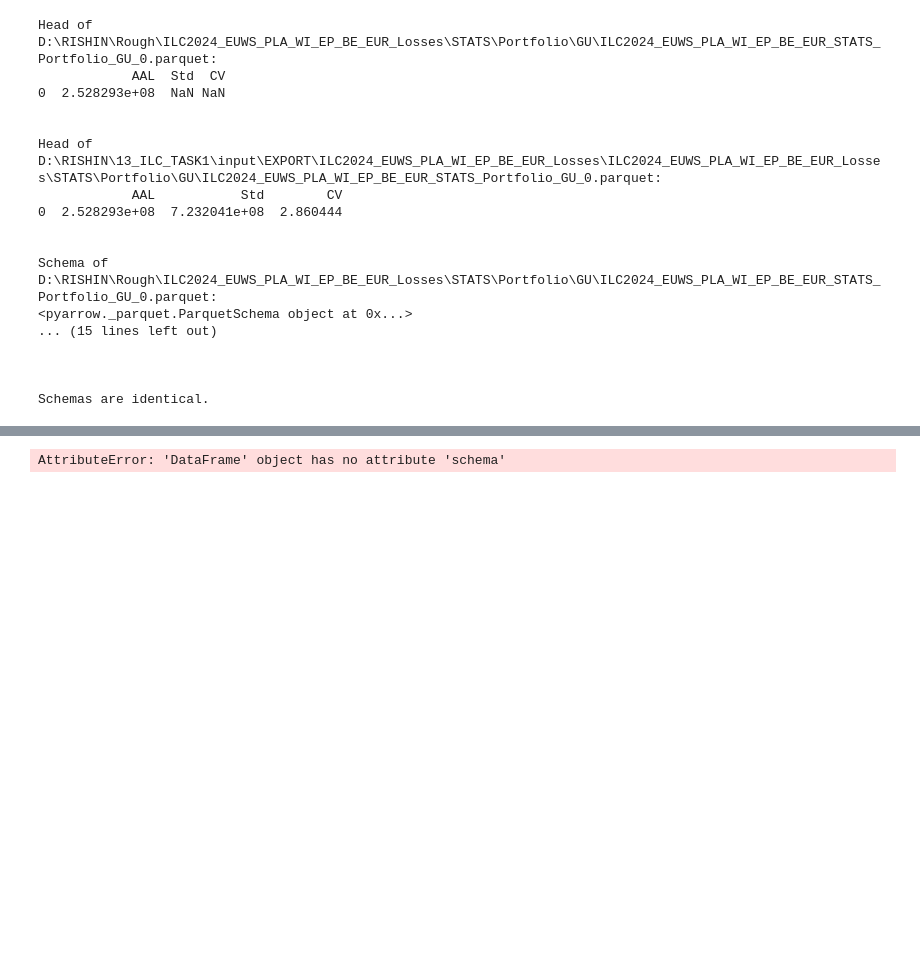
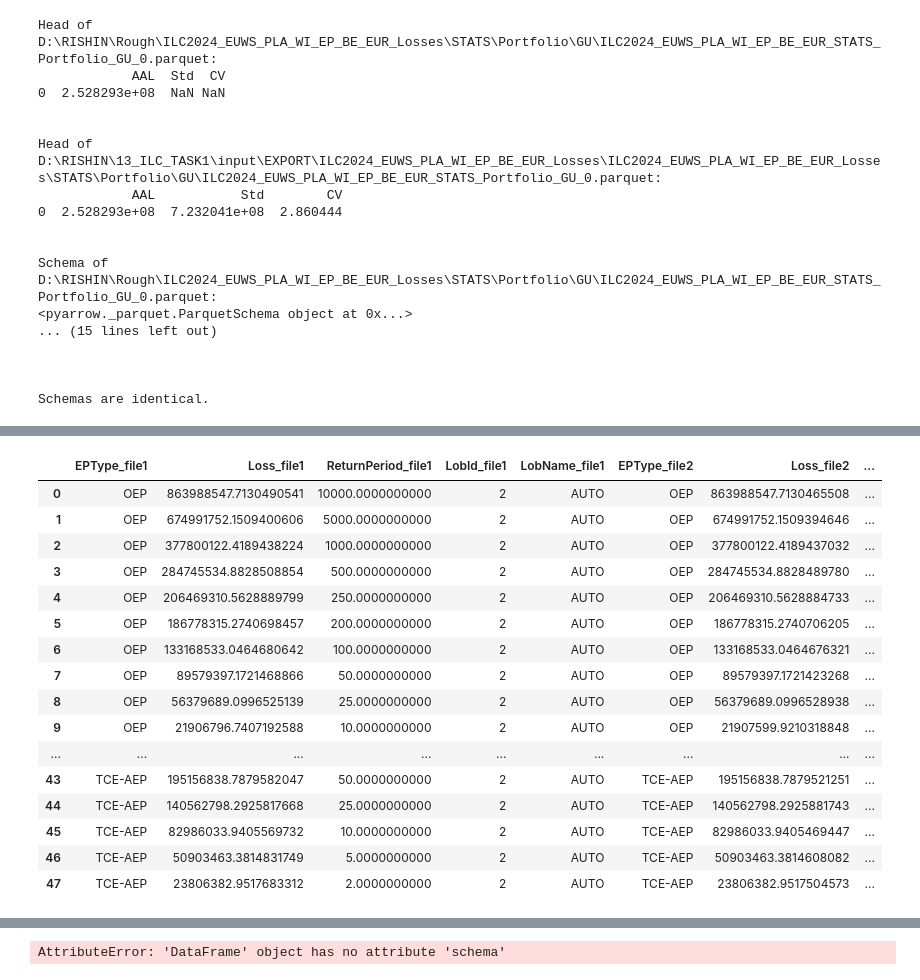
Before and after one commit to Rishinr1/13_ILC_TASKS, a Jupyter notebook: EPcheckdf.ipynb, the cells around one changed output, grey strips where cells are left out. Drawn from its saved outputs; the diff is of its cells as text; code cells hidden in the pictures; blank space fills up the shorter version.

```diff
--- a/EPcheckdf.ipynb
+++ b/EPcheckdf.ipynb
@@ -416,0 +651,20 @@ D:\RISHIN\13_ILC_TASK1\input\EXPORT\ILC2024_EUWS_PLA_WI_EP_BE_EUR_Losses\ILC2024
+# %%
+concatenated_df
+# %% [output]
+|  | EPType_file1 | Loss_file1 | ReturnPeriod_file1 | LobId_file1 | LobName_file1 | EPType_file2 | Loss_file2 | ... |
+| 0 | OEP | 863988547.7130490541 | 10000.0000000000 | 2 | AUTO | OEP | 863988547.7130465508 | ... |
+| 1 | OEP | 674991752.1509400606 | 5000.0000000000 | 2 | AUTO | OEP | 674991752.1509394646 | ... |
+| 2 | OEP | 377800122.4189438224 | 1000.0000000000 | 2 | AUTO | OEP | 377800122.4189437032 | ... |
+| 3 | OEP | 284745534.8828508854 | 500.0000000000 | 2 | AUTO | OEP | 284745534.8828489780 | ... |
+| 4 | OEP | 206469310.5628889799 | 250.0000000000 | 2 | AUTO | OEP | 206469310.5628884733 | ... |
+| 5 | OEP | 186778315.2740698457 | 200.0000000000 | 2 | AUTO | OEP | 186778315.2740706205 | ... |
+| 6 | OEP | 133168533.0464680642 | 100.0000000000 | 2 | AUTO | OEP | 133168533.0464676321 | ... |
+| 7 | OEP | 89579397.1721468866 | 50.0000000000 | 2 | AUTO | OEP | 89579397.1721423268 | ... |
+| 8 | OEP | 56379689.0996525139 | 25.0000000000 | 2 | AUTO | OEP | 56379689.0996528938 | ... |
+| 9 | OEP | 21906796.7407192588 | 10.0000000000 | 2 | AUTO | OEP | 21907599.9210318848 | ... |
+| ... | ... | ... | ... | ... | ... | ... | ... | ... |
+| 43 | TCE-AEP | 195156838.7879582047 | 50.0000000000 | 2 | AUTO | TCE-AEP | 195156838.7879521251 | ... |
+| 44 | TCE-AEP | 140562798.2925817668 | 25.0000000000 | 2 | AUTO | TCE-AEP | 140562798.2925881743 | ... |
+| 45 | TCE-AEP | 82986033.9405569732 | 10.0000000000 | 2 | AUTO | TCE-AEP | 82986033.9405469447 | ... |
+| 46 | TCE-AEP | 50903463.3814831749 | 5.0000000000 | 2 | AUTO | TCE-AEP | 50903463.3814608082 | ... |
+| 47 | TCE-AEP | 23806382.9517683312 | 2.0000000000 | 2 | AUTO | TCE-AEP | 23806382.9517504573 | ... |
```
Also changed, not shown: parts of 16 cells of this notebook, 5 other files.
